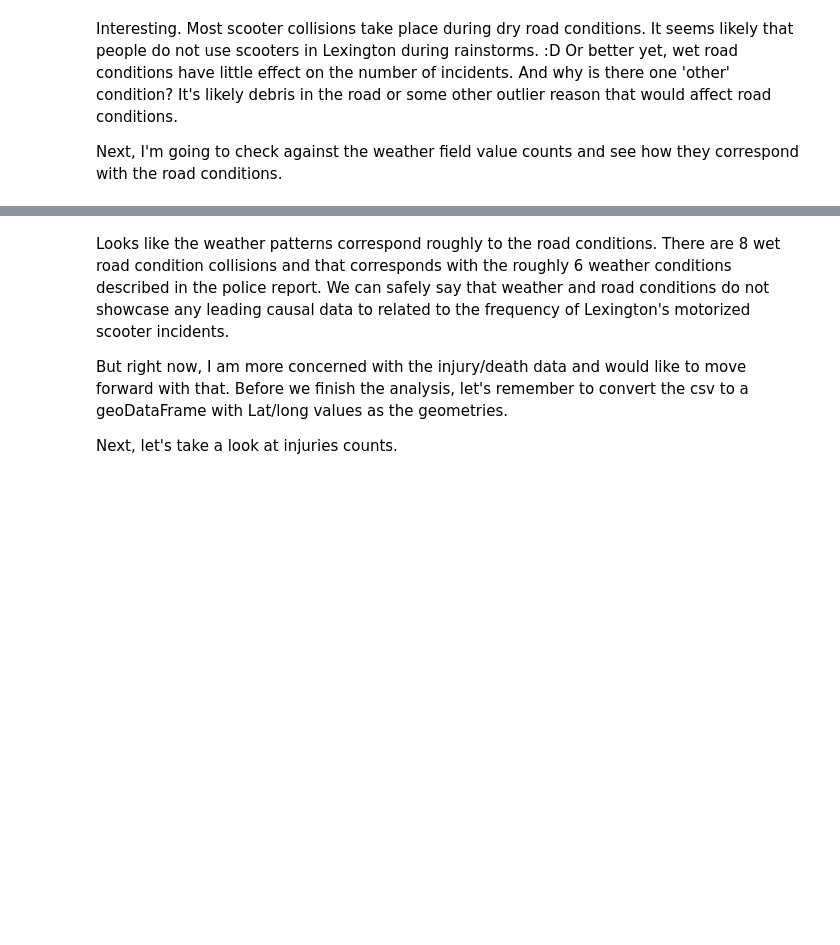
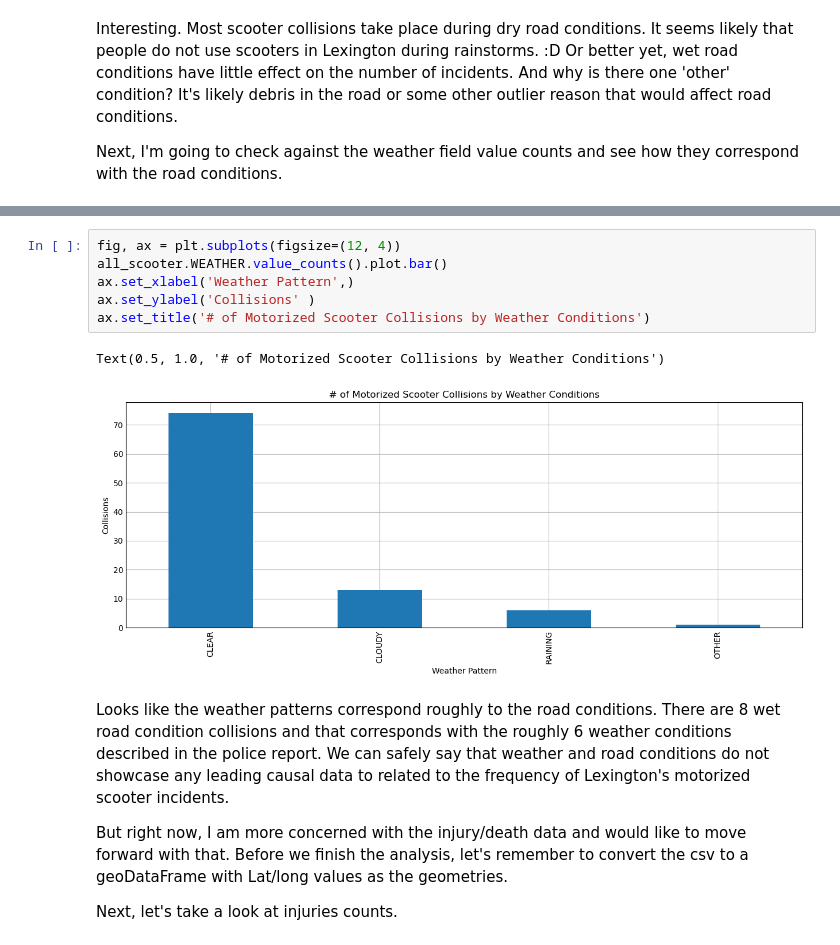
Before and after one commit to RealCaddish/LexingtonE-Scooter-Injury-Map, a Jupyter notebook: python/Fayette County E-Scooters Data.ipynb, the cells around one changed output, grey strips where cells are left out. Cells and saved outputs as stored; diff of their text form; blank space fills up the shorter version.

Commit message:
adding field counts bar charts, adding data file.

```diff
--- a/python/Fayette County E-Scooters Data.ipynb
+++ b/python/Fayette County E-Scooters Data.ipynb
@@ -77,3 +127,12 @@ all_scooter.WEATHER.value_counts()
+# %%
+fig, ax = plt.subplots(figsize=(12, 4))
+all_scooter.WEATHER.value_counts().plot.bar()
+ax.set_xlabel('Weather Pattern',)
+ax.set_ylabel('Collisions' )
+ax.set_title('# of Motorized Scooter Collisions by Weather Conditions')
+# %% [output]
+Text(0.5, 1.0, '# of Motorized Scooter Collisions by Weather Conditions')
+[figure, added]
 # %% [markdown]
 Looks like the weather patterns correspond roughly to the road conditions. There are 8 wet road condition collisions and that corresponds with the roughly 6 weather conditions described in the police report. We can safely say that weather and road conditions do not showcase any leading causal data to related to the frequency of Lexington's motorized scooter incidents.
 
```
Also changed, not shown: parts of 19 cells of this notebook, 1 other file.
